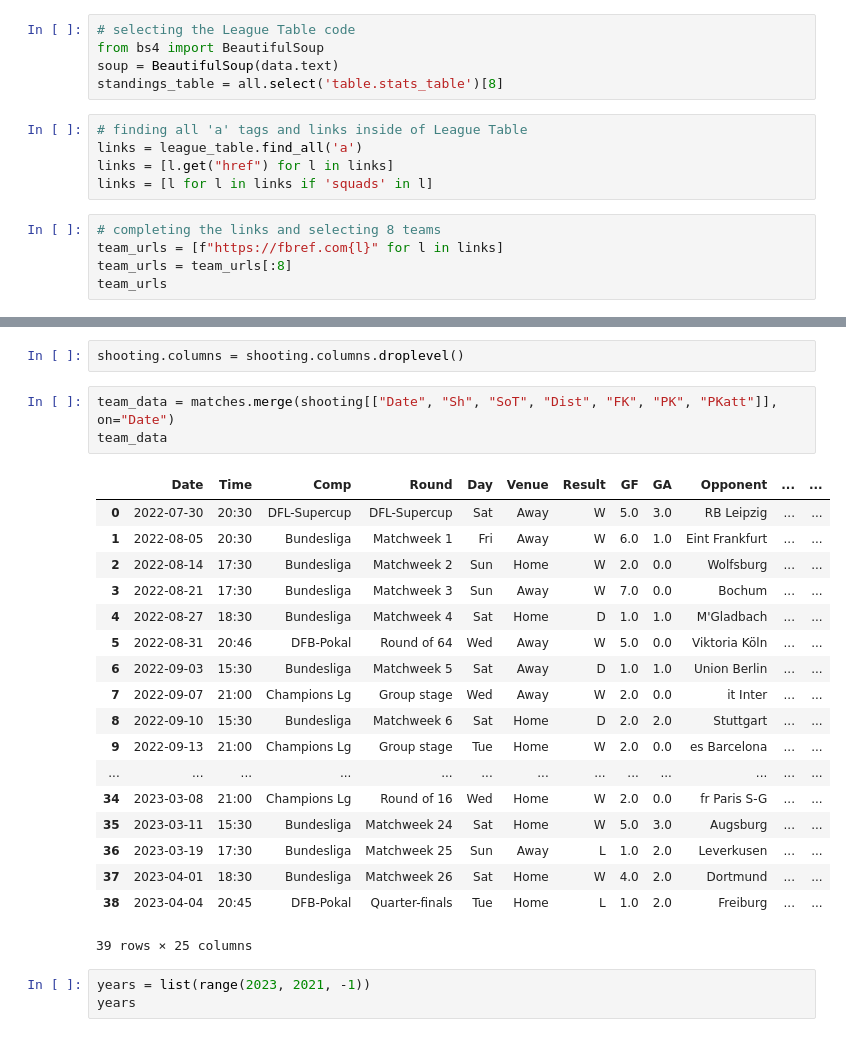
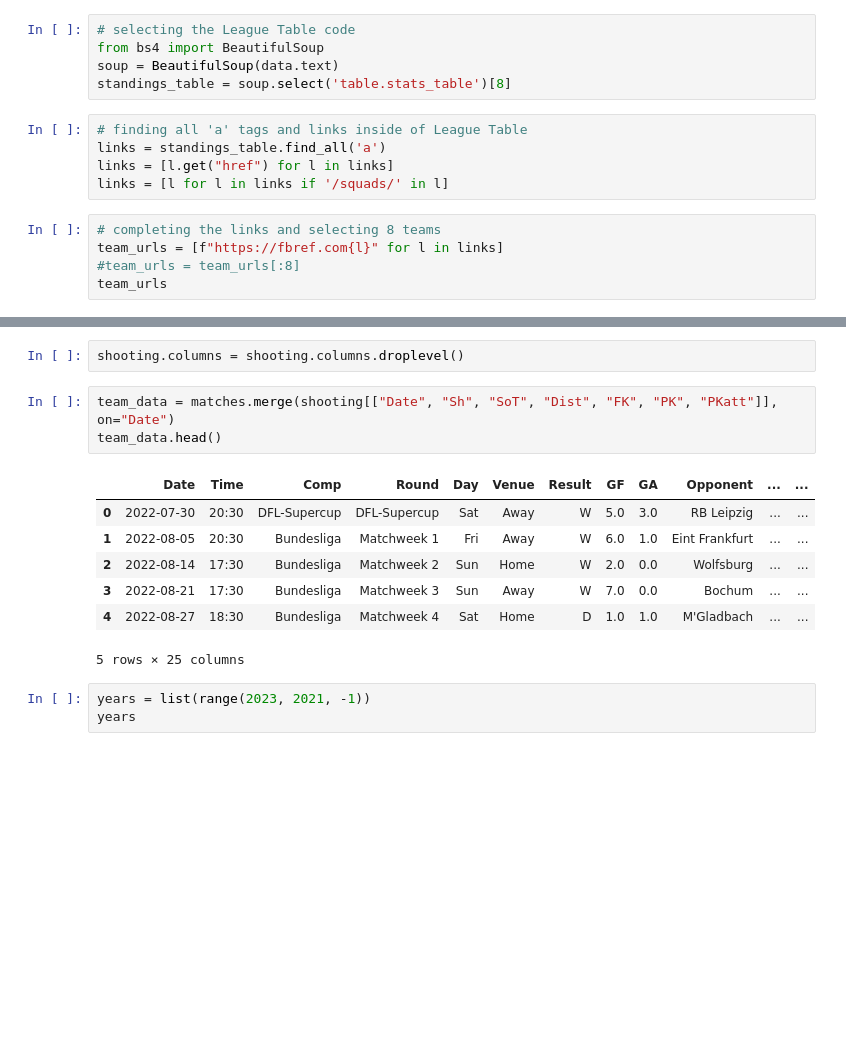
Before and after one commit to juchmielewska/assignment, a Jupyter notebook: Assignment 1a, web scraping.ipynb, the cells around one changed output, grey strips where cells are left out. Saved outputs shown, nothing was run; the diff lists cells and outputs as text; blank space fills up the shorter version.

```diff
--- a/Assignment 1a, web scraping.ipynb
+++ b/Assignment 1a, web scraping.ipynb
@@ -9,16 +9,16 @@ data = requests.get(standings_url)
 # selecting the League Table code
 from bs4 import BeautifulSoup
 soup = BeautifulSoup(data.text)
-standings_table = all.select('table.stats_table')[8]
+standings_table = soup.select('table.stats_table')[8]
 # %%
 # finding all 'a' tags and links inside of League Table
-links = league_table.find_all('a')
+links = standings_table.find_all('a')
 links = [l.get("href") for l in links]
-links = [l for l in links if 'squads' in l]
+links = [l for l in links if '/squads/' in l]
 # %%
 # completing the links and selecting 8 teams
 team_urls = [f"https://fbref.com{l}" for l in links]
-team_urls = team_urls[:8]
+#team_urls = team_urls[:8]
 team_urls
 # %% [output]
 ['https://fbref.com/en/squads/054efa67/Bayern-Munich-Stats',
@@ -62,26 +82,15 @@ shooting.head()
 shooting.columns = shooting.columns.droplevel()
 # %%
 team_data = matches.merge(shooting[["Date", "Sh", "SoT", "Dist", "FK", "PK", "PKatt"]], on="Date")
-team_data
+team_data.head()
 # %% [output]
 |  | Date | Time | Comp | Round | Day | Venue | Result | GF | GA | Opponent | ... | ... |
 | 0 | 2022-07-30 | 20:30 | DFL-Supercup | DFL-Supercup | Sat | Away | W | 5.0 | 3.0 | RB Leipzig | ... | ... |
 | 1 | 2022-08-05 | 20:30 | Bundesliga | Matchweek 1 | Fri | Away | W | 6.0 | 1.0 | Eint Frankfurt | ... | ... |
 | 2 | 2022-08-14 | 17:30 | Bundesliga | Matchweek 2 | Sun | Home | W | 2.0 | 0.0 | Wolfsburg | ... | ... |
 | 3 | 2022-08-21 | 17:30 | Bundesliga | Matchweek 3 | Sun | Away | W | 7.0 | 0.0 | Bochum | ... | ... |
 | 4 | 2022-08-27 | 18:30 | Bundesliga | Matchweek 4 | Sat | Home | D | 1.0 | 1.0 | M'Gladbach | ... | ... |
-| 5 | 2022-08-31 | 20:46 | DFB-Pokal | Round of 64 | Wed | Away | W | 5.0 | 0.0 | Viktoria Köln | ... | ... |
-| 6 | 2022-09-03 | 15:30 | Bundesliga | Matchweek 5 | Sat | Away | D | 1.0 | 1.0 | Union Berlin | ... | ... |
-| 7 | 2022-09-07 | 21:00 | Champions Lg | Group stage | Wed | Away | W | 2.0 | 0.0 | it Inter | ... | ... |
-| 8 | 2022-09-10 | 15:30 | Bundesliga | Matchweek 6 | Sat | Home | D | 2.0 | 2.0 | Stuttgart | ... | ... |
-| 9 | 2022-09-13 | 21:00 | Champions Lg | Group stage | Tue | Home | W | 2.0 | 0.0 | es Barcelona | ... | ... |
-| ... | ... | ... | ... | ... | ... | ... | ... | ... | ... | ... | ... | ... |
-| 34 | 2023-03-08 | 21:00 | Champions Lg | Round of 16 | Wed | Home | W | 2.0 | 0.0 | fr Paris S-G | ... | ... |
-| 35 | 2023-03-11 | 15:30 | Bundesliga | Matchweek 24 | Sat | Home | W | 5.0 | 3.0 | Augsburg | ... | ... |
-| 36 | 2023-03-19 | 17:30 | Bundesliga | Matchweek 25 | Sun | Away | L | 1.0 | 2.0 | Leverkusen | ... | ... |
-| 37 | 2023-04-01 | 18:30 | Bundesliga | Matchweek 26 | Sat | Home | W | 4.0 | 2.0 | Dortmund | ... | ... |
-| 38 | 2023-04-04 | 20:45 | DFB-Pokal | Quarter-finals | Tue | Home | L | 1.0 | 2.0 | Freiburg | ... | ... |
-39 rows × 25 columns
+5 rows × 25 columns
 # %%
 years = list(range(2023, 2021, -1))
 years
```
Also changed, not shown: parts of 6 cells of this notebook, 1 other file.
